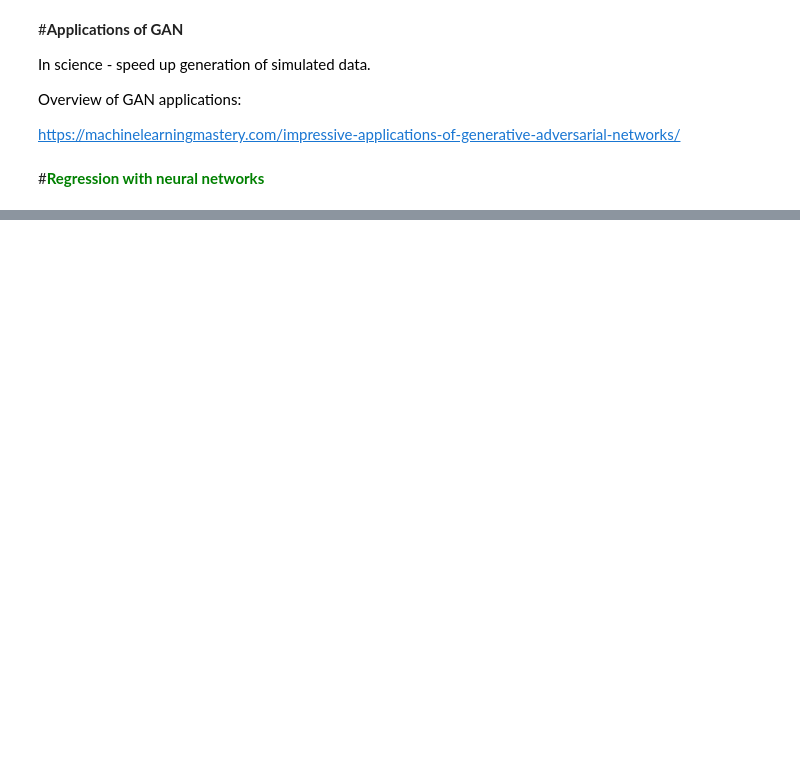
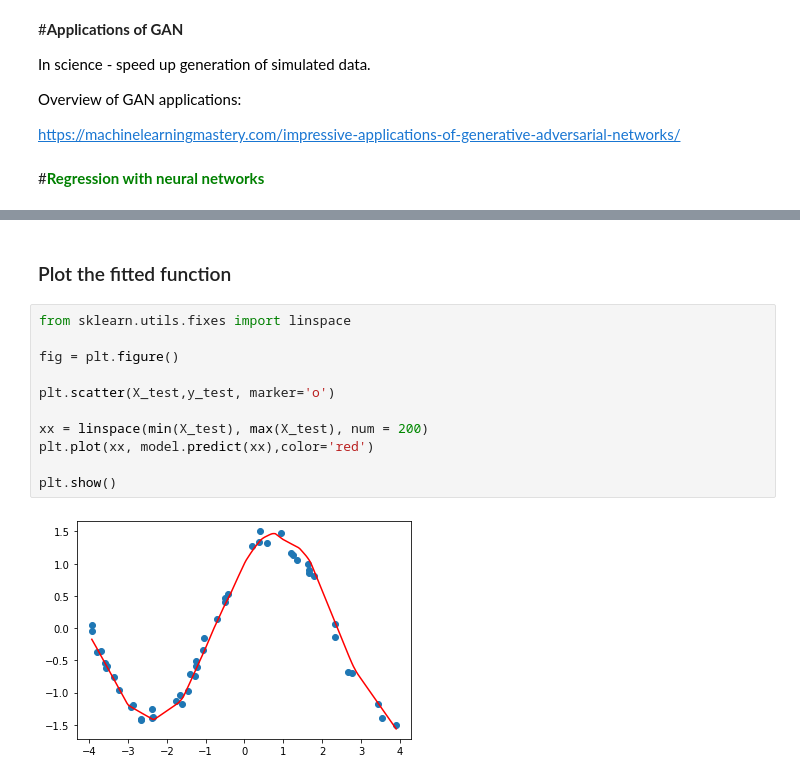
Before and after one commit to marcinwolter/NORCC-SUMMER_2022, a Jupyter notebook: NORCC_SUMMER_deepnn_2022.ipynb, the cells around one changed output, grey strips where cells are left out. Saved outputs shown, nothing was run; the diff lists cells and outputs as text; blank space fills up the shorter version.

```diff
--- a/NORCC_SUMMER_deepnn_2022.ipynb
+++ b/NORCC_SUMMER_deepnn_2022.ipynb
@@ -1780 +1807,16 @@ No handles with labels found to put in legend.
+# %% [markdown]
+### Plot the fitted function
+# %%
+from sklearn.utils.fixes import linspace
+
+fig = plt.figure()
+
+plt.scatter(X_test,y_test, marker='o')
+
+xx = linspace(min(X_test), max(X_test), num = 200)
+plt.plot(xx, model.predict(xx),color='red')
+
+plt.show()
+# %% [output]
+[figure, added]
 # %% [markdown]
```
Also changed, not shown: parts of 25 cells of this notebook.
